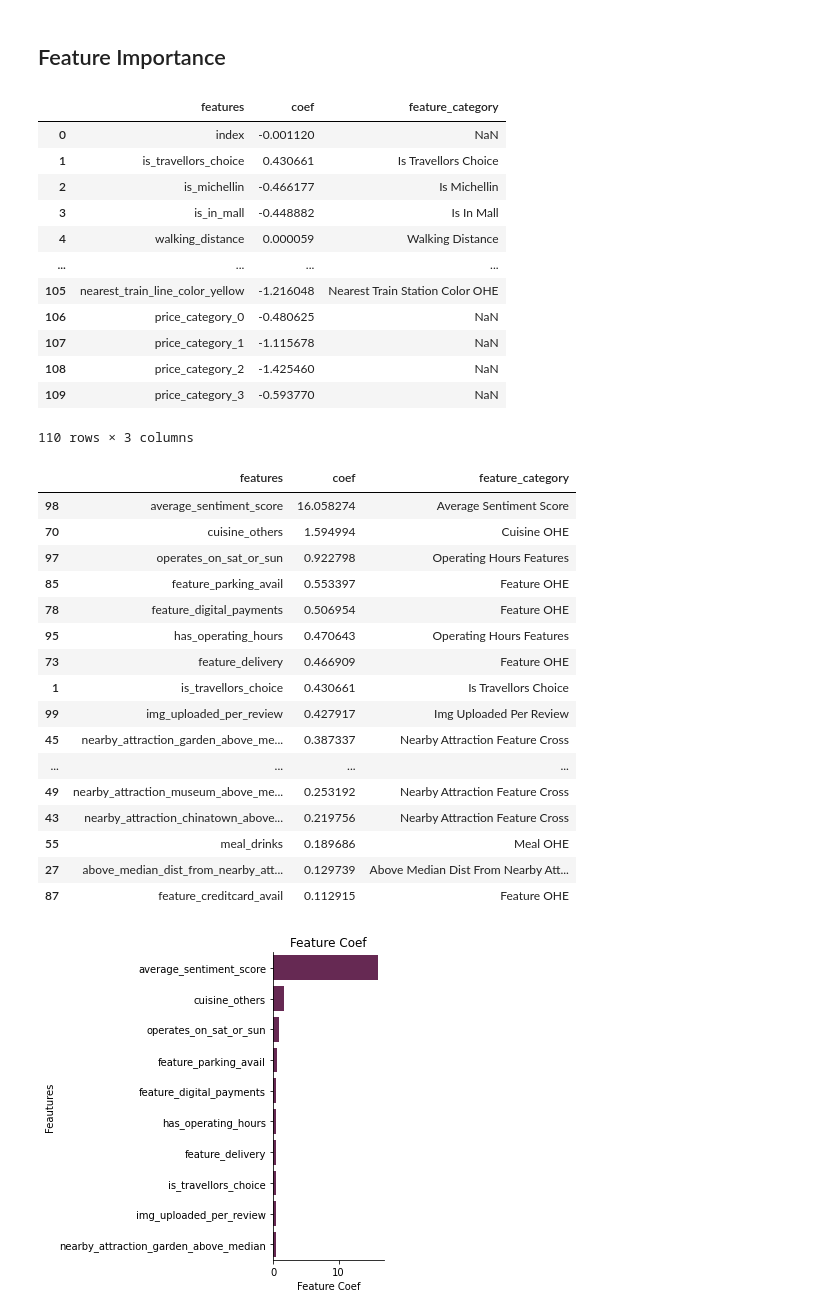
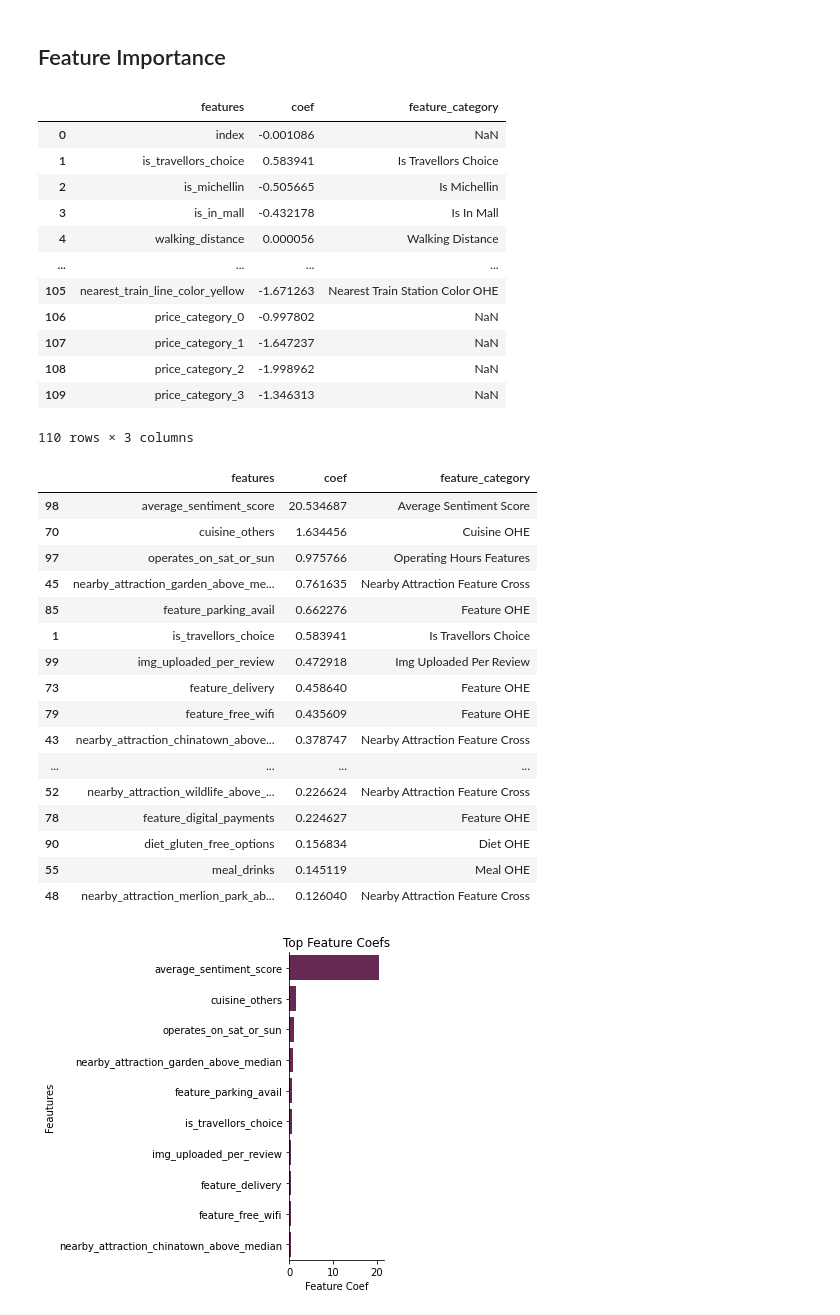
Before and after one commit to chinhockyang/restaurant_ratings_analysis, a Jupyter notebook: logreg.ipynb, the cells around one changed output. Saved outputs shown, nothing was run; the diff lists cells and outputs as text; code cells hidden in the pictures.

```diff
--- a/logreg.ipynb
+++ b/logreg.ipynb
@@ -335,0 +338,2 @@ ROC_AUC: 0.89196
+# %%
+lr_model.fit(X_m2_train,y)
@@ -532,55 +550,55 @@ df_coef["feature_category"] = df_coef["features"].map(dct_feature_category)
 df_coef
 # %% [output]
 |  | features | coef | feature_category |
-| 0 | index | -0.001120 | NaN |
-| 1 | is_travellors_choice | 0.430661 | Is Travellors Choice |
-| 2 | is_michellin | -0.466177 | Is Michellin |
-| 3 | is_in_mall | -0.448882 | Is In Mall |
-| 4 | walking_distance | 0.000059 | Walking Distance |
+| 0 | index | -0.001086 | NaN |
+| 1 | is_travellors_choice | 0.583941 | Is Travellors Choice |
+| 2 | is_michellin | -0.505665 | Is Michellin |
+| 3 | is_in_mall | -0.432178 | Is In Mall |
+| 4 | walking_distance | 0.000056 | Walking Distance |
 | ... | ... | ... | ... |
-| 105 | nearest_train_line_color_yellow | -1.216048 | Nearest Train Station Color OHE |
-| 106 | price_category_0 | -0.480625 | NaN |
-| 107 | price_category_1 | -1.115678 | NaN |
-| 108 | price_category_2 | -1.425460 | NaN |
-| 109 | price_category_3 | -0.593770 | NaN |
+| 105 | nearest_train_line_color_yellow | -1.671263 | Nearest Train Station Color OHE |
+| 106 | price_category_0 | -0.997802 | NaN |
+| 107 | price_category_1 | -1.647237 | NaN |
+| 108 | price_category_2 | -1.998962 | NaN |
+| 109 | price_category_3 | -1.346313 | NaN |
 110 rows × 3 columns
 # %%
 df_coef.sort_values('coef', ascending=False).iloc[:20,:]
 # %% [output]
 |  | features | coef | feature_category |
-| 98 | average_sentiment_score | 16.058274 | Average Sentiment Score |
-| 70 | cuisine_others | 1.594994 | Cuisine OHE |
-| 97 | operates_on_sat_or_sun | 0.922798 | Operating Hours Features |
-| 85 | feature_parking_avail | 0.553397 | Feature OHE |
-| 78 | feature_digital_payments | 0.506954 | Feature OHE |
-| 95 | has_operating_hours | 0.470643 | Operating Hours Features |
-| 73 | feature_delivery | 0.466909 | Feature OHE |
-| 1 | is_travellors_choice | 0.430661 | Is Travellors Choice |
-| 99 | img_uploaded_per_review | 0.427917 | Img Uploaded Per Review |
-| 45 | nearby_attraction_garden_above_me... | 0.387337 | Nearby Attraction Feature Cross |
+| 98 | average_sentiment_score | 20.534687 | Average Sentiment Score |
+| 70 | cuisine_others | 1.634456 | Cuisine OHE |
+| 97 | operates_on_sat_or_sun | 0.975766 | Operating Hours Features |
+| 45 | nearby_attraction_garden_above_me... | 0.761635 | Nearby Attraction Feature Cross |
+| 85 | feature_parking_avail | 0.662276 | Feature OHE |
+| 1 | is_travellors_choice | 0.583941 | Is Travellors Choice |
+| 99 | img_uploaded_per_review | 0.472918 | Img Uploaded Per Review |
+| 73 | feature_delivery | 0.458640 | Feature OHE |
+| 79 | feature_free_wifi | 0.435609 | Feature OHE |
+| 43 | nearby_attraction_chinatown_above... | 0.378747 | Nearby Attraction Feature Cross |
 | ... | ... | ... | ... |
-| 49 | nearby_attraction_museum_above_me... | 0.253192 | Nearby Attraction Feature Cross |
-| 43 | nearby_attraction_chinatown_above... | 0.219756 | Nearby Attraction Feature Cross |
-| 55 | meal_drinks | 0.189686 | Meal OHE |
-| 27 | above_median_dist_from_nearby_att... | 0.129739 | Above Median Dist From Nearby Att... |
-| 87 | feature_creditcard_avail | 0.112915 | Feature OHE |
+| 52 | nearby_attraction_wildlife_above_... | 0.226624 | Nearby Attraction Feature Cross |
+| 78 | feature_digital_payments | 0.224627 | Feature OHE |
+| 90 | diet_gluten_free_options | 0.156834 | Diet OHE |
+| 55 | meal_drinks | 0.145119 | Meal OHE |
+| 48 | nearby_attraction_merlion_park_ab... | 0.126040 | Nearby Attraction Feature Cross |
 # %%
 ax = sns.catplot(
     y = 'features',
     x = 'coef',
     data = df_coef.sort_values(by=['coef'], ascending=False).head(10),
     kind='bar',
     # hue='feature_category',
     color=hex_colors[1]
 )
 
 # ax.fig.gca().set(xlim=(3.5,4.1))
-ax.fig.gca().set_title("Feature Coef")
+ax.fig.gca().set_title("Top Feature Coefs")
 ax.fig.gca().set_ylabel("Feautures")
 ax.fig.gca().set_xlabel("Feature Coef")
 plt.show()
 # %% [output]
-[figure, old version]
+[figure, new version]
 # %%
 df_coef.groupby(["feature_category"]).agg({"coef": ["min", "max", "mean"], "features": ["count"]}).sort_values(by=[("coef", "mean")], ascending=False)
 # %% [output]
```
Also changed, not shown: parts of 9 cells of this notebook.
